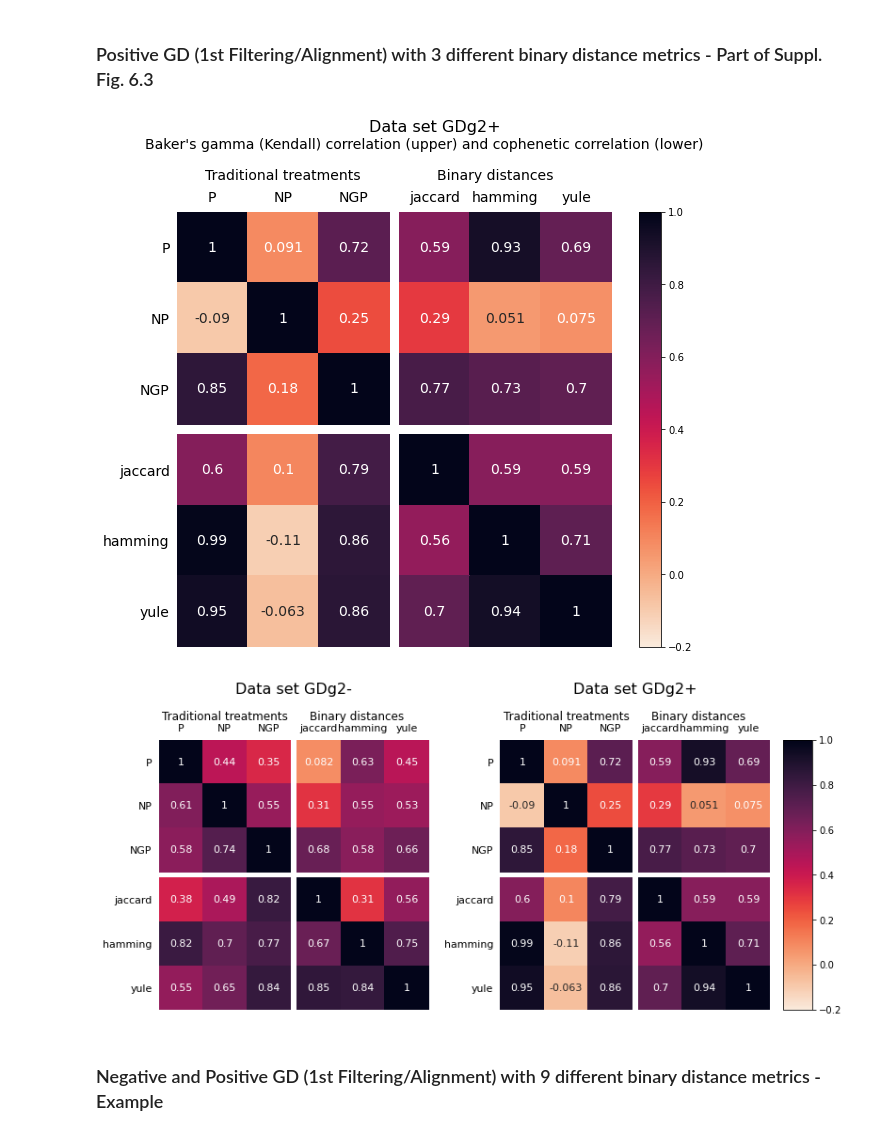
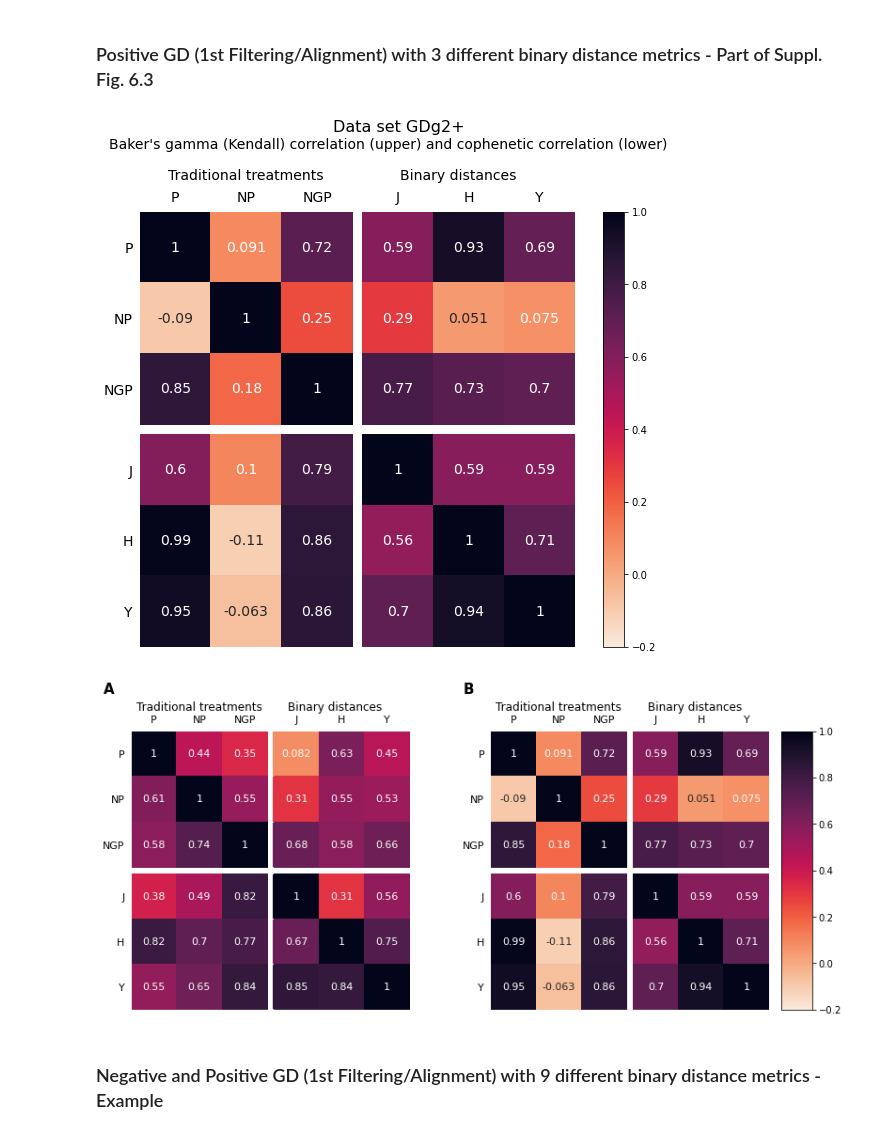
Before and after one commit to aeferreira/binsim_paper, a Jupyter notebook: paper_binsim_unsupervised.ipynb, the cells around one changed output. Saved outputs shown, nothing was run; the diff lists cells and outputs as text; code cells hidden in the pictures.

Commit message:
Improved figures in data description and clustering methods.

```diff
--- a/paper_binsim_unsupervised.ipynb
+++ b/paper_binsim_unsupervised.ipynb
@@ -757,14 +757,15 @@ with sns.axes_style("whitegrid"):
             principaldf = ma.compute_df_with_PCs(df, n_components=5, whiten=True, labels=datasets[dskey]['target'], return_var_ratios=False)
 
             lcolors = datasets[dskey]['label_colors']
-            plot_PCA(principaldf, lcolors, components=(1,2), title=datasets[dskey]['name'], ax=ax)
+            #plot_PCA(principaldf, lcolors, components=(1,2), title=datasets[dskey]['name'], ax=ax)
+            plot_PCA(principaldf, lcolors, components=(1,2), title='', ax=ax)
             plot_ellipses_PCA(principaldf, lcolors, components=(1,2),ax=ax, q=0.95)
 
         axs[2][1].remove()
         axs[2][2].remove()
         #axs[0][1].legend(loc='upper right', ncol=1)
         #axs[1][1].legend(loc='upper right', ncol=1)
-        axs[2][0].legend(loc='upper right', ncol=1)
+        axs[2][0].legend(loc='upper center', ncol=1, framealpha=1)
         locs_YD = {'WT':(-1,-0.65),
                    'ΔGRE3':(-0.45, 1.45),
                    'ΔENO1':(0.7, 0.1),
@@ -835,6 +836,12 @@ with sns.axes_style("whitegrid"):
         for lbl in datasets['GD_neg_global2']['classes']:
             axs[0][1].text(*locs_GD[lbl], lbl, c=datasets['GD_neg_global2']['label_colors'][lbl])
 
+        for letter, ax in zip('ABCDEFGHIJ', axs.ravel()[0:7]):
+            ax.text(0.88, 0.9, letter, ha='left', va='center', fontsize=15, weight='bold',
+                    transform=ax.transAxes,
+                    bbox=dict(facecolor='white', alpha=0.9))
+
         plt.show()
         f.savefig('paperimages/PCAs.pdf', dpi=200)
+        f.savefig('paperimages/PCAs.png', dpi=600)
 # %% [output]
@@ -1211,9 +1184,15 @@ with sns.axes_style("white"):
         plot_dendogram2(HCA_all[name][treatment]['Z'],
                        datasets[name]['target'], ax=ax,
                        label_colors=datasets[name]['label_colors'],
-                       title=treatment, color_threshold=0)
+                       title='', color_threshold=0)
 
-    st = f.suptitle(f"Data set {datasets[name]['name']}", fontsize=16)
+    #st = f.suptitle(f"Data set {datasets[name]['name']}", fontsize=16)
+    for letter, ax in zip('ABCDEFGHIJ', axs.ravel()):
+        ax.text(0.3, 0.98, letter, ha='left', va='center', fontsize=15, weight='bold',
+                transform=ax.transAxes,
+                bbox=dict(facecolor='white', alpha=0.9))
+
     plt.show()
     f.savefig('paperimages/dendrosGDpos21.pdf', dpi=200)
+    f.savefig('paperimages/dendrosGDpos21.png', dpi=600)
 # %% [output]
@@ -1384,8 +1363,8 @@ Then, we will show one heatmap (cophenetic correlation coefficient) with 9 dista
 # Column names and row names for the dataframes and heatmaps
 # Collect results of HCAs
 
-colnames = ['P', 'NP', 'NGP','jaccard' , 'hamming', 'yule']
-treatments = colnames
+colnames = ['P', 'NP', 'NGP','J' , 'H', 'Y']
+treatments = ['P', 'NP', 'NGP','jaccard' , 'hamming', 'yule']
 
 # Calculation of correlation coefficient by each method
 
@@ -1551,33 +1530,41 @@ ax.text(4.5,-0.45, 'Binary distances', fontsize=14, ha='center')
 
 plt.show()
 # %% [output]
-[figure, old version]
+[figure, new version]
 # %%
 f, (axl, axr) = plt.subplots(1,2, figsize=(11,5), constrained_layout=True)
 
 combineCK(correlations_neg)
 
 pm = plot_partitioned_df_asheatmap(correlations_neg['CK'], ax=axl, vmin=-0.2, vmax=1,
                                     cmap=sns.color_palette("rocket_r", as_cmap=True), fontsize=11,
                                     partition_point=3, top_rotate=False, colorbar=False)
-axl.set_title("Data set GDg2-", fontsize=16, y=1.15)
+#axl.set_title("Data set GDg2-", fontsize=16, y=1.15)
 axl.text(1.5,-0.45, 'Traditional treatments', fontsize=12, ha='center')
 axl.text(4.5,-0.45, 'Binary distances', fontsize=12, ha='center')
 
 combineCK(correlations_pos)
 
 pm = plot_partitioned_df_asheatmap(correlations_pos['CK'], ax=axr, vmin=-0.2, vmax=1,
                                     cmap=sns.color_palette("rocket_r", as_cmap=True), fontsize=11,
                                     partition_point=3, top_rotate=False)
 
-axr.set_title("Data set GDg2+", fontsize=16, y=1.15)
+#axr.set_title("Data set GDg2+", fontsize=16, y=1.15)
 axr.text(1.5,-0.45, 'Traditional treatments', fontsize=12, ha='center')
 axr.text(4.5,-0.45, 'Binary distances', fontsize=12, ha='center')
+
+for letter, ax in zip('ABCDEFGHIJ', (axl, axr)):
+    ax.text(-0.1, 1.15, letter, ha='left', va='center', fontsize=15, weight='bold',
+            transform=ax.transAxes,
+            bbox=dict(facecolor='white', edgecolor='white', alpha=0.9))
+
+
 f.savefig('paperimages/coph_baker_corrs.pdf', dpi=200)
+f.savefig('paperimages/coph_baker_corrs.png', dpi=600)
 
 plt.show()
 # %% [output]
-[figure, old version]
+[figure, new version]
 # %% [markdown]
 ### Negative and Positive GD (1st Filtering/Alignment) with 9 different binary distance metrics - Example
 # %%
```
Also changed, not shown: parts of 19 cells of this notebook.
